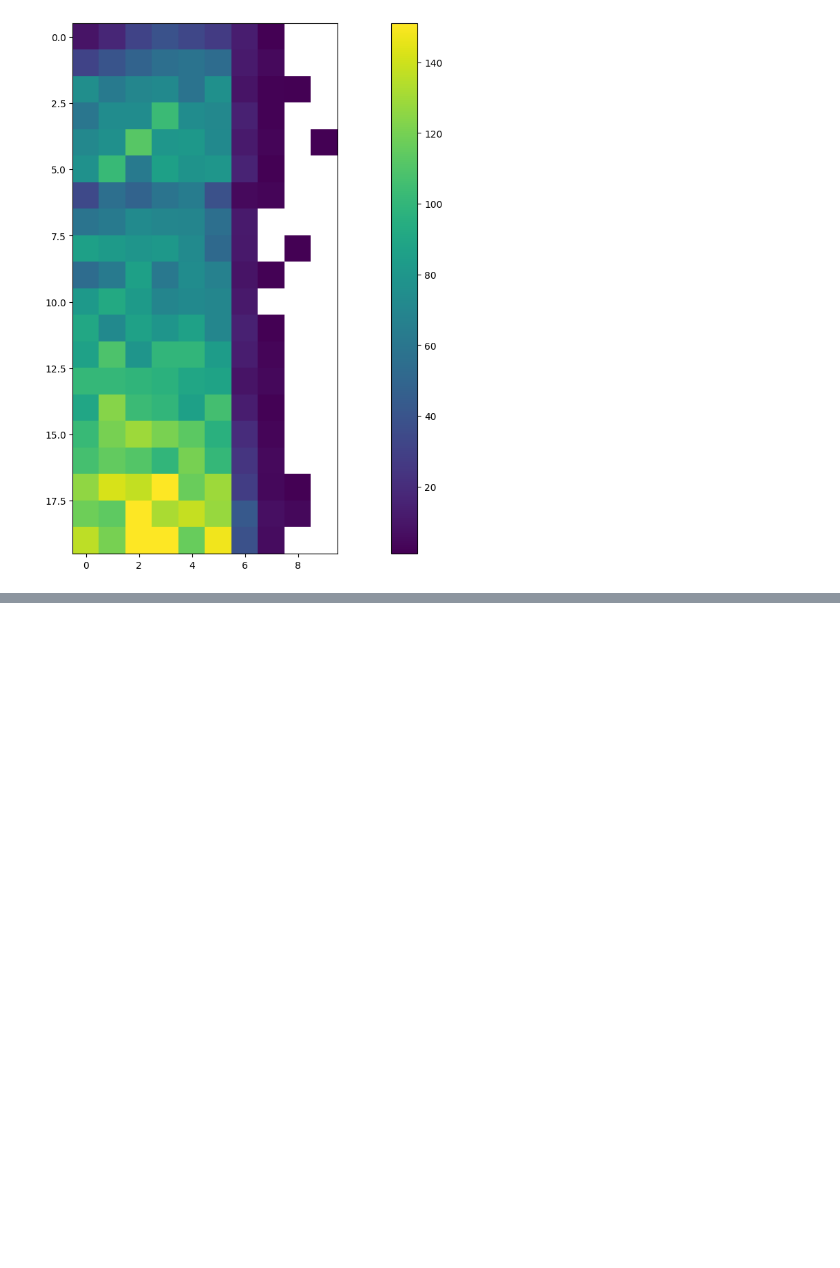
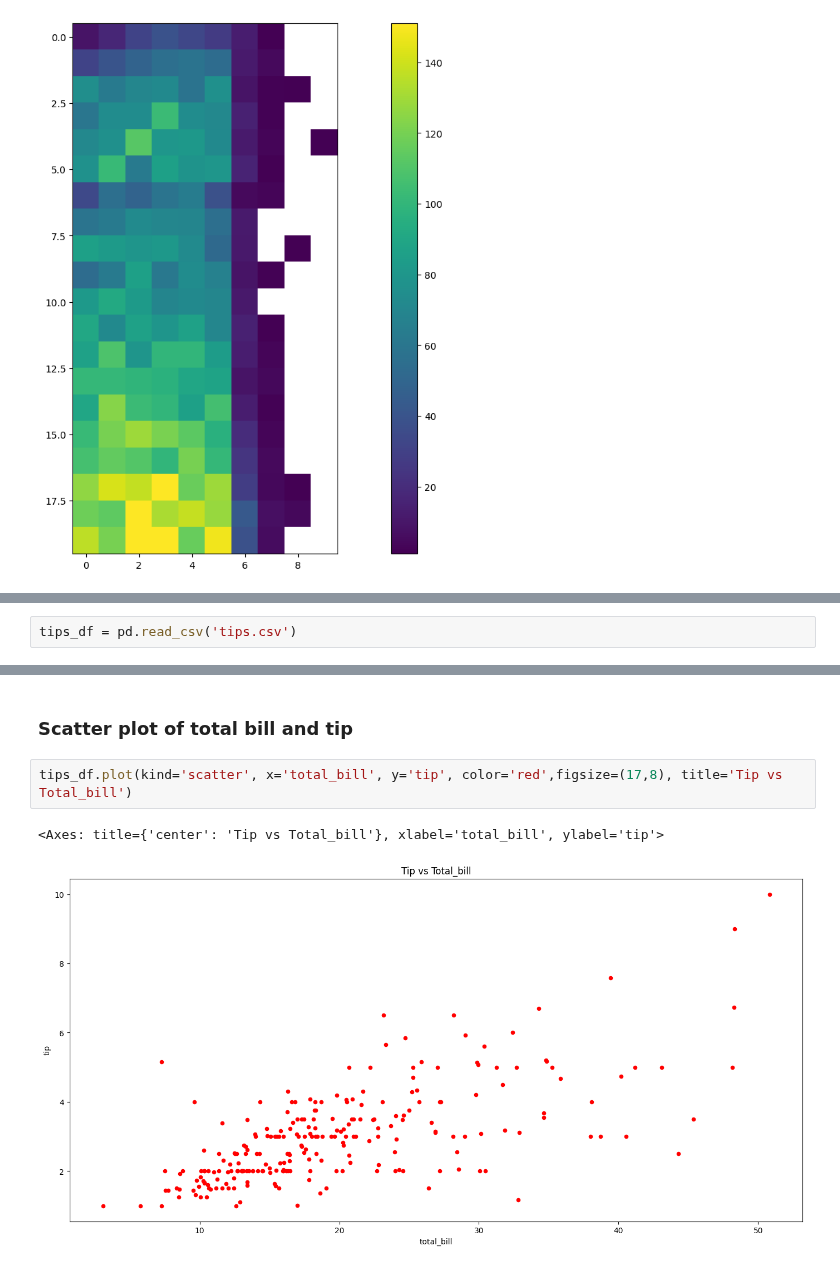
Before and after one commit to Abhishek6706/Fundamentals, a Jupyter notebook: matplotlib/advanced.ipynb, the cells around one changed output, grey strips where cells are left out. Saved outputs shown, nothing was run; the diff lists cells and outputs as text; blank space fills up the shorter version.

```diff
--- a/matplotlib/advanced.ipynb
+++ b/matplotlib/advanced.ipynb
@@ -754,0 +832,2 @@ plt.show()
+# %%
+tips_df = pd.read_csv('tips.csv')
@@ -754,0 +843,7 @@ plt.show()
+# %% [markdown]
+### Scatter plot of total bill and tip
+# %%
+tips_df.plot(kind='scatter', x='total_bill', y='tip', color='red',figsize=(17,8), title='Tip vs Total_bill')
+# %% [output]
+<Axes: title={'center': 'Tip vs Total_bill'}, xlabel='total_bill', ylabel='tip'>
+[figure, added]
```
Also changed, not shown: parts of 13 cells of this notebook, 1 other file.
